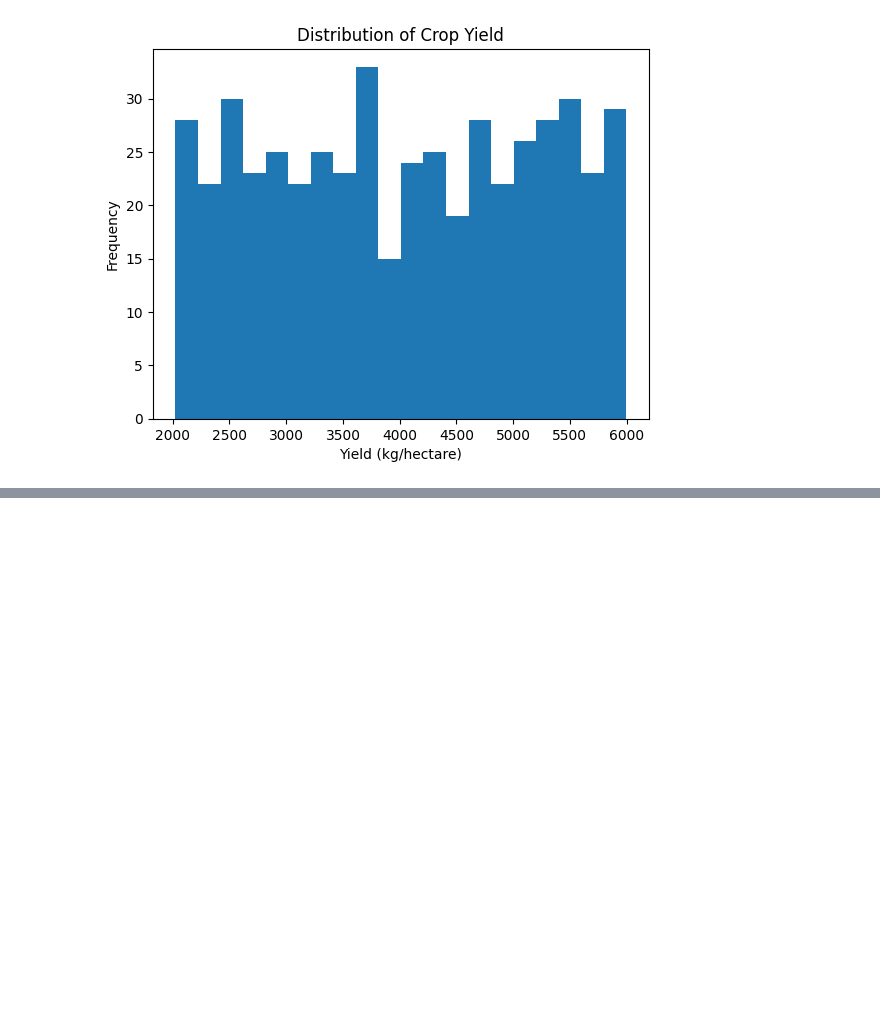
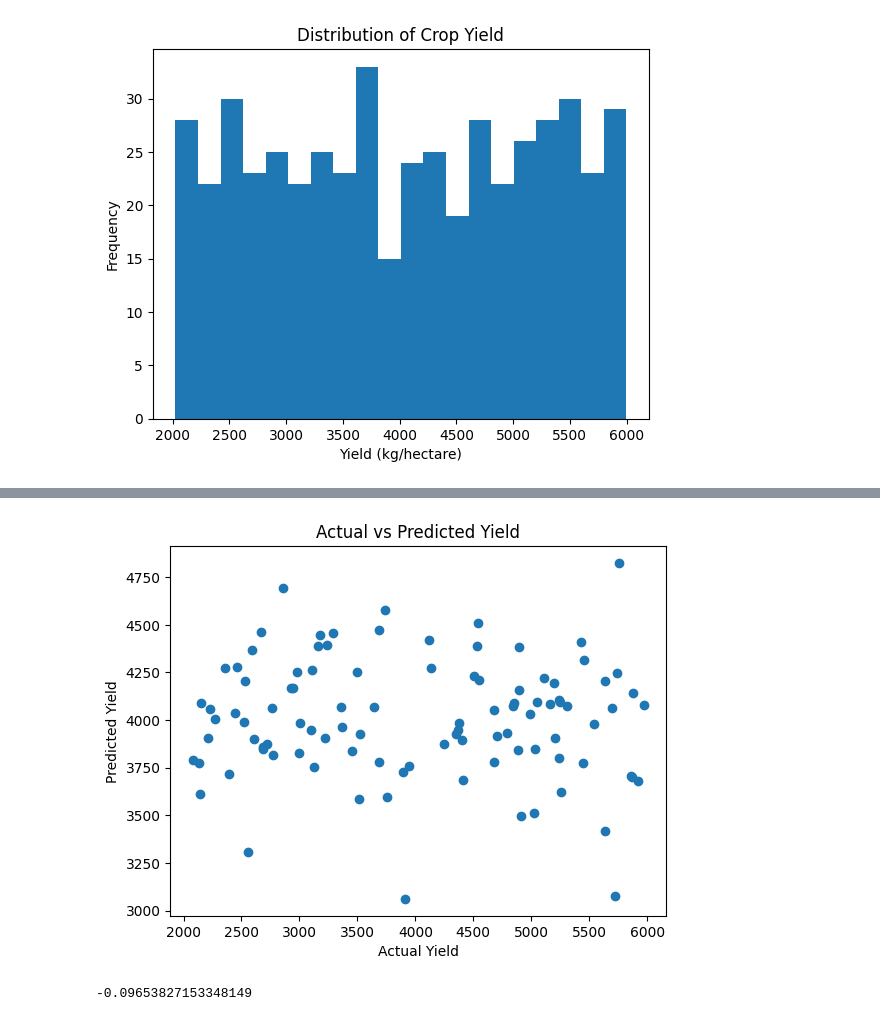
Before and after one commit to Richa0416/research_agri, a Jupyter notebook: research_agri.ipynb, the cells around one changed output, grey strips where cells are left out. Saved outputs shown, nothing was run; the diff lists cells and outputs as text; code cells hidden in the pictures; blank space fills up the shorter version.

```diff
--- a/research_agri.ipynb
+++ b/research_agri.ipynb
@@ -300,0 +351,33 @@ data['yield_kg_per_hectare'].skew()
+# %%
+from sklearn.model_selection import train_test_split
+from sklearn.ensemble import RandomForestRegressor
+
+# Features and target
+X = df.drop('yield_kg_per_hectare', axis=1)
+y = df['yield_kg_per_hectare']
+
+# If you did encoding earlier, this handles it safely
+X = pd.get_dummies(X)
+
+# Split
+X_train, X_test, y_train, y_test = train_test_split(X, y, test_size=0.2, random_state=42)
+
+# Train model
+rf = RandomForestRegressor()
+rf.fit(X_train, y_train)
+
+# Predictions
+rf_pred = rf.predict(X_test)
+# %%
+plt.figure()
+plt.scatter(y_test, rf_pred)
+plt.xlabel("Actual Yield")
+plt.ylabel("Predicted Yield")
+plt.title("Actual vs Predicted Yield")
+plt.show()
+# %% [output]
+[figure, added]
+# %%
+rf.score(X_test, y_test)
+# %% [output]
+-0.09653827153348149
```
Also changed, not shown: parts of 10 cells of this notebook.
